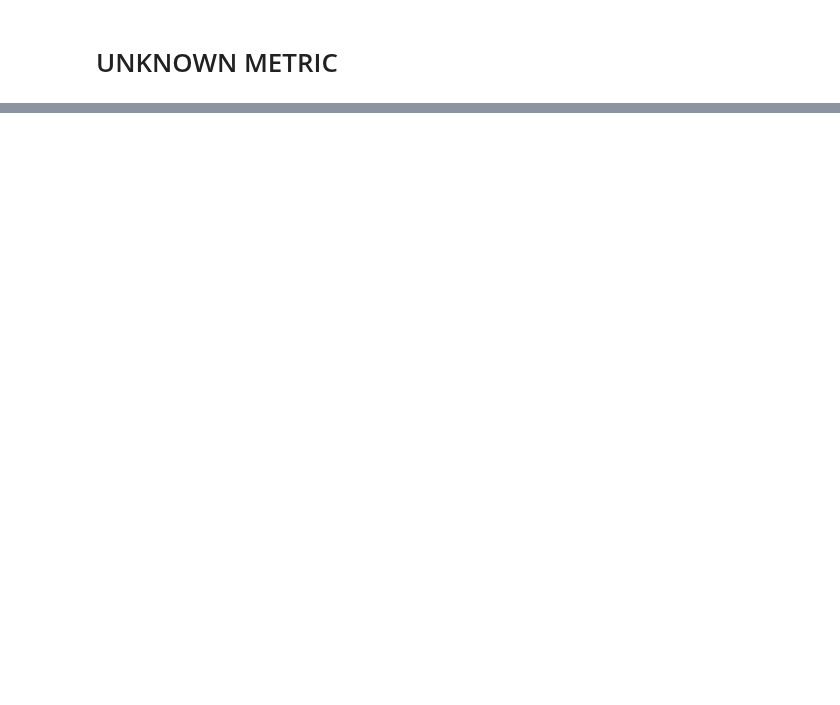
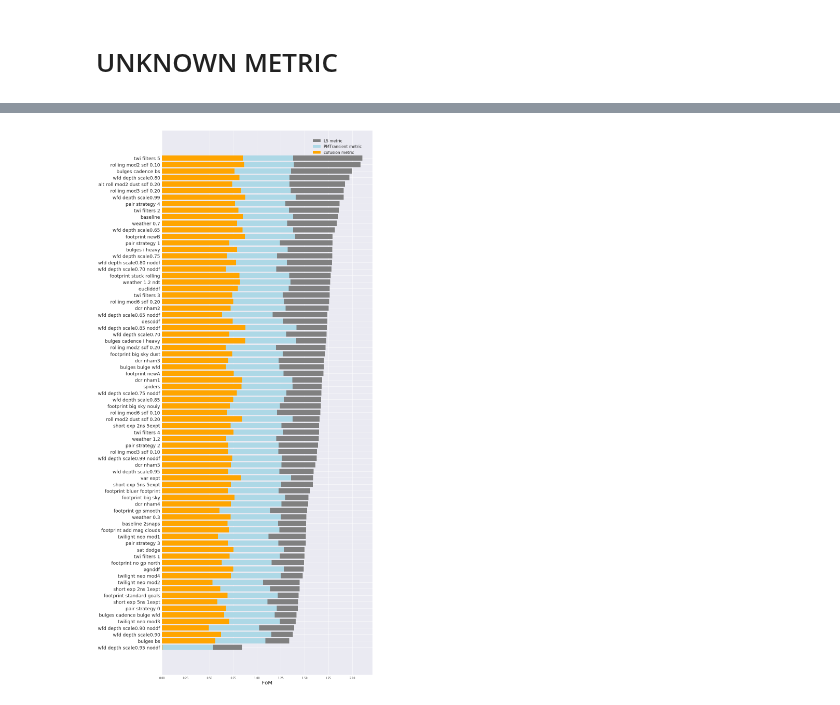
Before and after one commit to fedhere/LSSTunknowns, a Jupyter notebook: code/ProperMotionMetric.ipynb, the cells around one changed output, grey strips where cells are left out. Cells and saved outputs as stored; diff of their text form; code cells hidden in the pictures; blank space fills up the shorter version.

```diff
--- a/code/ProperMotionMetric.ipynb
+++ b/code/ProperMotionMetric.ipynb
@@ -784,0 +657,18 @@ plotSky(bundleDicts, (2, 'TransienPM'))
+# %%
+c = pd.read_csv('confusion_index.csv')
+f = pd.read_csv('fraction_transient.csv')
+l = pd.read_csv('likelihood_score.csv')
+conf, frac, lam = {},{},{}
+for key in bundleDicts.keys():
+    if len(np.array(c[key])[np.isfinite(np.array(c[key]))])!=0:
+        conf[key]=np.hstack(np.array(c[key])[np.isfinite(np.array(c[key]))])
+    else:
+        conf[key]=np.array([])
+    if len(np.array(f[key])[np.isfinite(np.array(f[key]))])!=0:
+        frac[key]=np.hstack(np.array(f[key])[np.isfinite(np.array(f[key]))])
+    else:
+        frac[key]=np.array([])
+    if len(np.array(l[key])[np.isfinite(np.array(l[key]))])!=0:
+        lam[key]=np.hstack(np.array(l[key])[np.isfinite(np.array(l[key]))])
+    else:
+        lam[key]=np.array([])
@@ -785,3 +765,29 @@ plotSky(bundleDicts, (2, 'TransienPM'))
+# %%
+FomLS = pd.read_csv('Score_LS.cvs')
+FomLS = FomLS['0']
+FomC = pd.read_csv('Score_CI.cvs')
+FomC = FomC['0']
+FomPMT = pd.read_csv('Score_PMT.cvs')
+FomPMT = FomPMT['0']
+idx=np.argsort(FomC+FomPMT+FomLS)
+idx=idx[::-1]
+# %%
+plt.style.use('seaborn')
+plt.rc('legend', fontsize=20)
+fig, ax = plt.subplots(figsize=(15,30))
+y_pos = np.arange(len(name_tick))
+ax.barh(y_pos,FomLS[idx]+FomC[idx]+FomPMT[idx], align='center',color='grey',label='LS metric')
+ax.barh(y_pos,FomPMT[idx]+FomC[idx], align='center',color='lightblue' ,label='PMTransient metric')
+ax.barh(y_pos,FomC[idx], align='center', color= 'orange',label='cofusion metric')
+ax.set_yticks(y_pos[idx])
+ax.set_yticklabels(name_tick, size=18)
+ax.invert_yaxis()  # labels read top-to-bottom
+ax.set_xlabel('FoM', size=20)
+ax.legend(bbox_to_anchor=(0.7, 0.95),fontsize=15)
+plt.tight_layout()
+#plt.savefig('FOM_astrometry_2yrs_DD.png')
+# %% [output]
+[figure, added]
 # %%
 data, hist  ={},{}
 for key in bundleDicts.keys():
```
Also changed, not shown: parts of 44 cells of this notebook.
